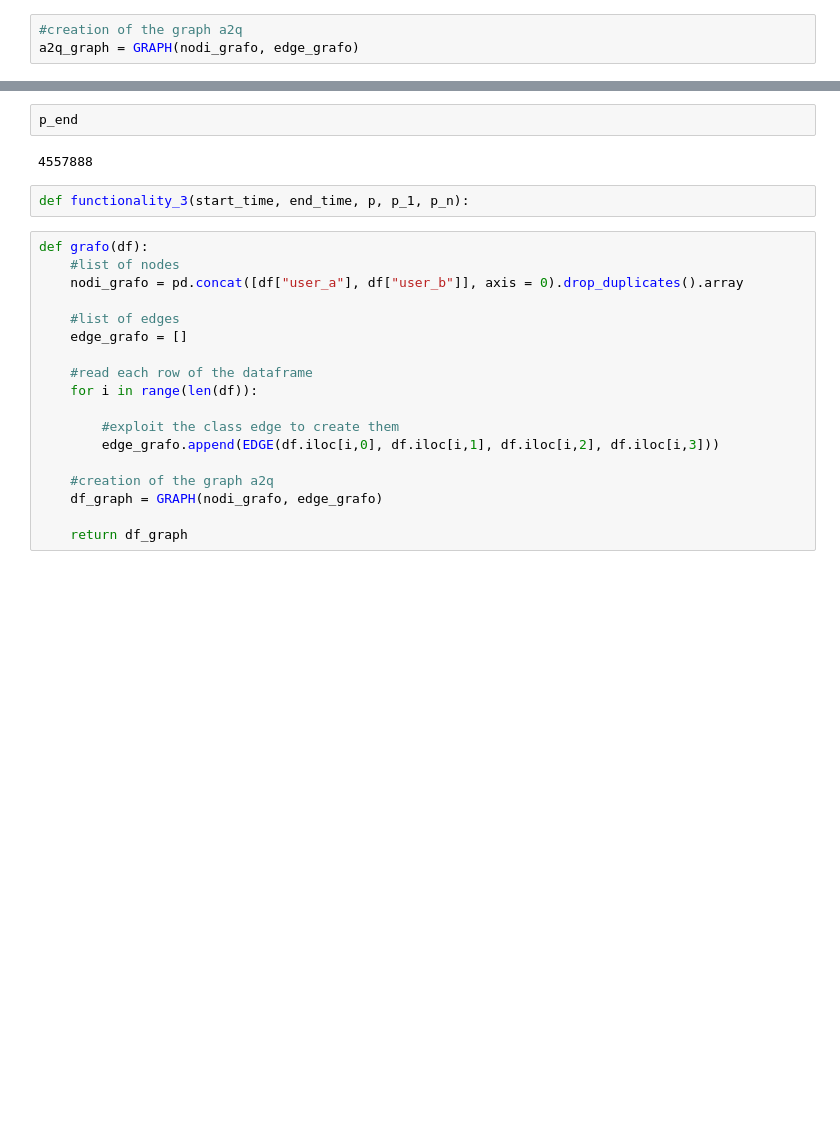
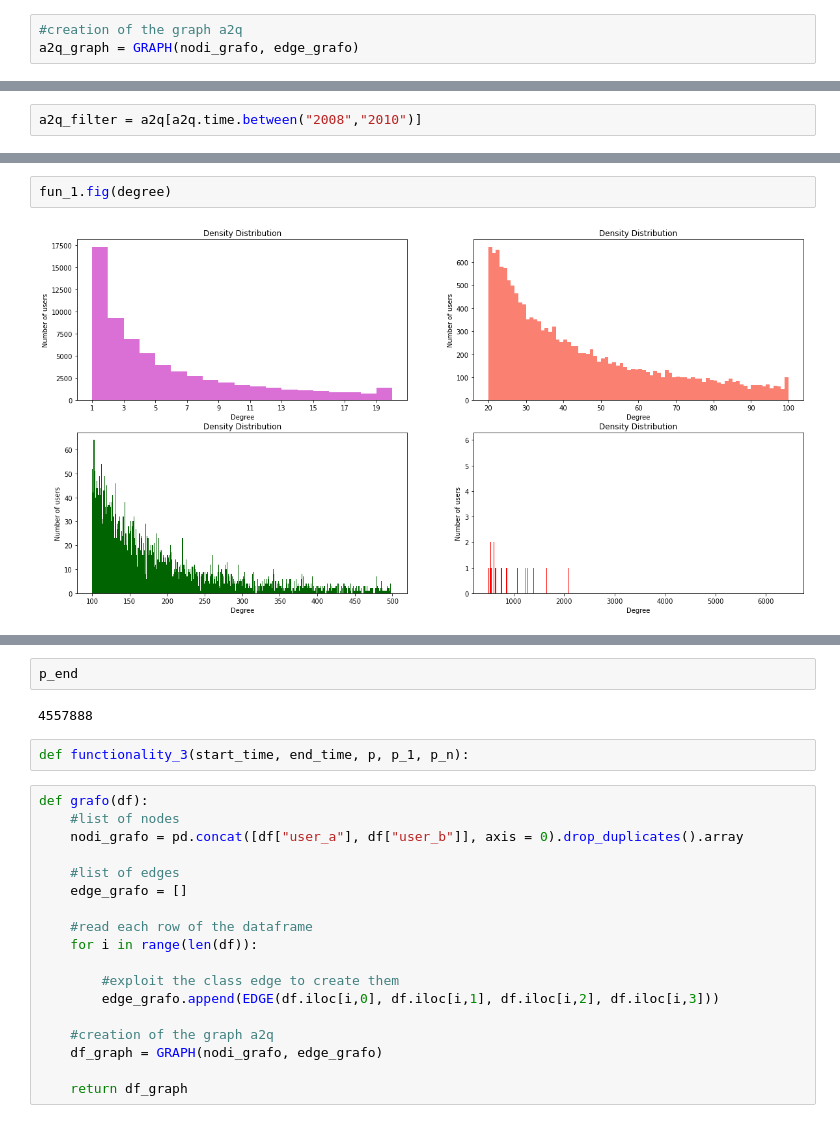
Before and after one commit to michele1783/ADM-HW5, a Jupyter notebook: test-Ame.ipynb, the cells around one changed output, grey strips where cells are left out. Saved outputs shown, nothing was run; the diff lists cells and outputs as text; blank space fills up the shorter version.

```diff
--- a/test-Ame.ipynb
+++ b/test-Ame.ipynb
@@ -332 +335,3 @@ num_edge = a2q_graph.num_edge
+# %%
+a2q_filter = a2q[a2q.time.between("2008","2010")]
 # %%
@@ -334,3 +357,7 @@ number_nodes, number_edges, directed, mean, density = fun_1.functionality(a2q)
+# %%
+fun_1.fig(degree)
+# %% [output]
+[figure, added]
 # %%
 end = 0
 while (end == 0):
```
Also changed, not shown: parts of 19 cells of this notebook.
